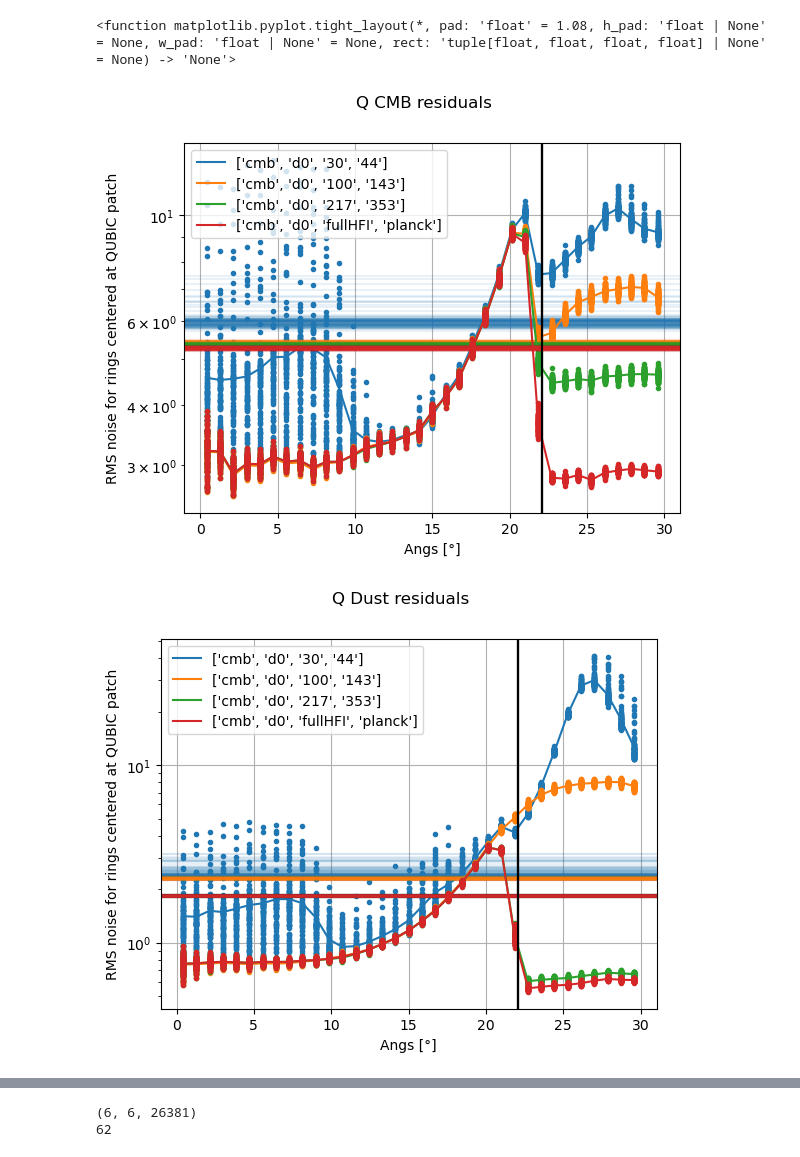
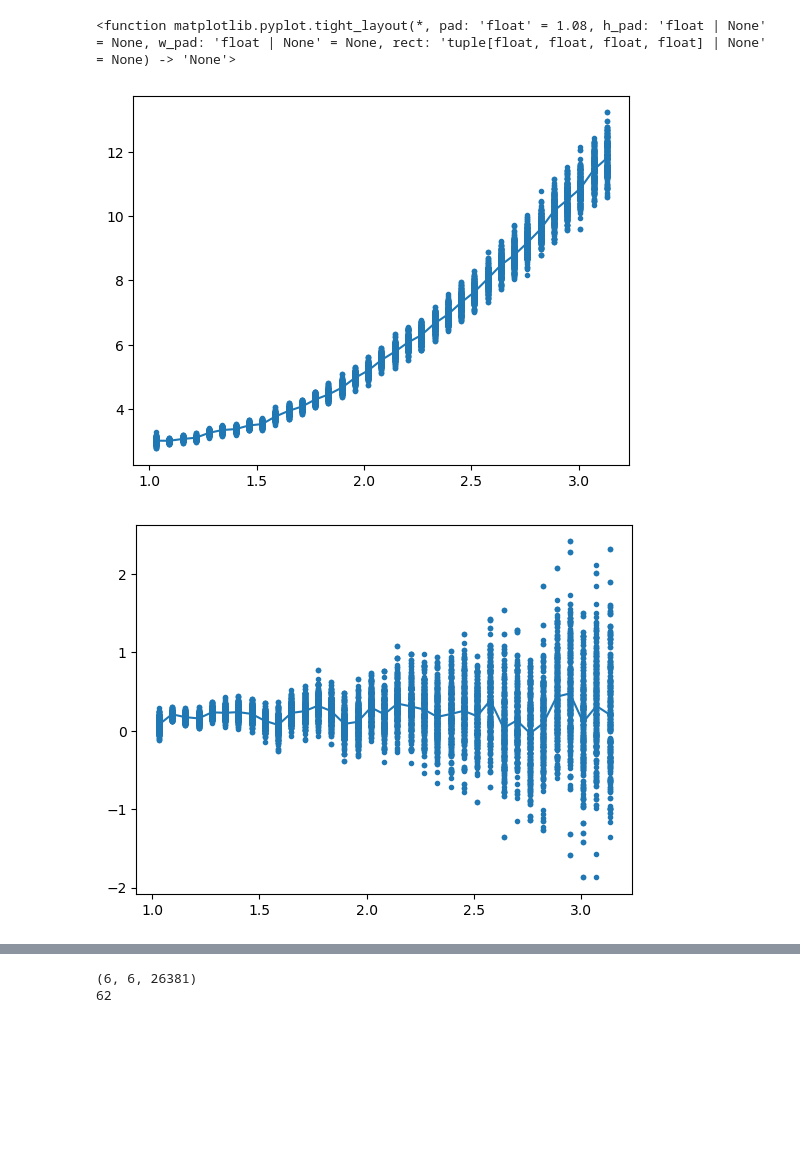
Before and after one commit to mathias77515/CMM-Pipeline, a Jupyter notebook: scripts_nahuel/noise_analysis.ipynb, the cells around one changed output, grey strips where cells are left out. Drawn from its saved outputs; the diff is of its cells as text; code cells hidden in the pictures; blank space fills up the shorter version.

```diff
--- a/scripts_nahuel/noise_analysis.ipynb
+++ b/scripts_nahuel/noise_analysis.ipynb
@@ -64,14 +64,19 @@ def read_maps_from_dict(map_file,constant_spectral_index=True,nbins_ring=25,comp
 
         residuals_angular_rings = np.array([[angs_cmb,I_cmb,Q_cmb,U_cmb,dI_cmb,dQ_cmb,dU_cmb],[angs_dust,I_dust,Q_dust,U_dust,dI_dust,dQ_dust,dU_dust]])
 
-        return comp_out_qubicpatch, comp_in_qubicpatch, residuals_qubicpatch, residuals_angular_circles, residuals_angular_rings, angmax, residuals, seenpix, nside, center
+        invcov_dust,I_dust,Q_dust,U_dust,dI_dust,dQ_dust,dU_dust = qss.get_angular_profile(residuals[1,:,:],thmax=30,nbins=nbins_ring,doplot=False,allstokes=True,separate=True,center=center,withcoverage=True,coverage=coverage)
+        invcov_cmb,I_cmb,Q_cmb,U_cmb,dI_cmb,dQ_cmb,dU_cmb = qss.get_angular_profile(residuals[0,:,:],thmax=30,nbins=nbins_ring,doplot=False,allstokes=True,separate=True,center=center,withcoverage=True,coverage=coverage)
+
+        residuals_coverage_rings = np.array([[invcov_cmb,I_cmb,Q_cmb,U_cmb,dI_cmb,dQ_cmb,dU_cmb],[invcov_dust,I_dust,Q_dust,U_dust,dI_dust,dQ_dust,dU_dust]])
+
+        return comp_out_qubicpatch, comp_in_qubicpatch, residuals_qubicpatch, residuals_angular_circles, residuals_angular_rings, residuals_coverage_rings, angmax, residuals, seenpix, nside, center, coverage
 
     else:
 
         return comp_out, comp_in, residuals, nside, seenpix, angmax, center, coverage
 
-# sys.path.insert(1,"/home/nahue-ofi/CMM-Pipeline/src")
-sys.path.insert(1,"/home/nahue/CMM-Pipeline/src")
+sys.path.insert(1,"/home/nahue-ofi/CMM-Pipeline/src")
+# sys.path.insert(1,"/home/nahue/CMM-Pipeline/src")
 
 from simtools.analysis import get_angular_profile
 # %%
@@ -197,0 +111,8 @@ for j, dif_band in enumerate(different_bands):
+# %%
+# base_dir = '/media/nahue/files_hdd/heavy-data/cmm-results/'
+base_dir = '/home/nahue-ofi/heavy-data/'
+
+different_bands = ['cmb_d0_fullHFI_planck_parametric_d0_two']
+
+# different_bands = ['cmb_d0_30_44_70_planck_parametric_d0_two', 'cmb_d0_100_143_planck_parametric_d0_two',
+#                     'cmb_d0_217_353_planck_parametric_d0_two', 'cmb_d0_fullHFI_planck_parametric_d0_two']
@@ -219,6 +289,28 @@ for j, dif_band in enumerate(different_bands):
     Q_dust_int = results_dict['Q_dust_int']
     U_dust_int = results_dict['U_dust_int']
     angmax = results_dict['angmax']
+
+    invcov_cmb = results['invocv_cmb']
+    dQic_cmb = results['dQic_cmb']
+    dUic_cmb = results['dUic_cmb']
+    Qic_cmb = results['Qic_cmb']
+    Uic_cmb = results['Uic_cmb']
+    invcov_dust = results['invcov_dust']
+    dQic_dust = results['dQic_dust']
+    dUic_dust = results['dUic_dust']
+    Qic_dust = results['Qic_dust']
+    Uic_dust = results['Uic_dust']
+    coverage = results['coverage']
+
+    plt.figure(0)
+    for i in range(len(invcov_cmb[:,0])):
+        plt.plot(invcov_cmb[i,:],dQic_cmb[i,:],'.',c=f'C{j}')
+    plt.plot(invcov_cmb[0,:],np.mean(dQic_cmb,axis=0),c=f'C{j}',label=dif_band.split('_')[:4])
+
+    plt.figure(10)
+    for i in range(len(invcov_cmb[:,0])):
+        plt.plot(invcov_cmb[i,:],Qic_cmb[i,:],'.',c=f'C{j}')
+    plt.plot(invcov_cmb[0,:],np.mean(Qic_cmb,axis=0),c=f'C{j}',label=dif_band.split('_')[:4])
 
     plt.figure(1)
     for i in range(len(angs_cmb[:,0])):
@@ -289,6 +381,7 @@ plt.figure(2)
 plt.suptitle('Q Dust residuals')
 plt.grid()
 plt.legend()
+plt.ylim(10**(-1),50)
 plt.yscale('log')
 plt.xlabel('Angs [°]')
 plt.ylabel('RMS noise for rings centered at QUBIC patch')
@@ -322,32 +415,32 @@ plt.ylabel('RMS noise for rings centered at QUBIC patch')
 plt.tight_layout
 
 plt.figure(6)
 plt.suptitle('U Dust residuals')
 plt.grid()
 plt.legend()
 plt.yscale('log')
 plt.xlabel('Angs [°]')
 plt.ylabel('RMS noise for rings centered at QUBIC patch')
 plt.tight_layout
 
 plt.figure(7)
 plt.suptitle('U CMB residuals')
 plt.grid()
 plt.legend()
 plt.yscale('log')
 plt.xlabel('Angs [°]')
 plt.ylabel('Residuals for rings centered at QUBIC patch')
 plt.tight_layout
 
 plt.figure(8)
 plt.suptitle('U Dust residuals')
 plt.grid()
 plt.legend()
 plt.yscale('log')
 plt.xlabel('Angs [°]')
 plt.ylabel('Residuals for rings centered at QUBIC patch')
 plt.tight_layout
 # %% [output]
 <function matplotlib.pyplot.tight_layout(*, pad: 'float' = 1.08, h_pad: 'float | None' = None, w_pad: 'float | None' = None, rect: 'tuple[float, float, float, float] | None' = None) -> 'None'>
-[figure, old version]
+[figure, new version]
-[figure, old version]
+[figure, new version]
```
Also changed, not shown: parts of 18 cells of this notebook, 2 other files.
